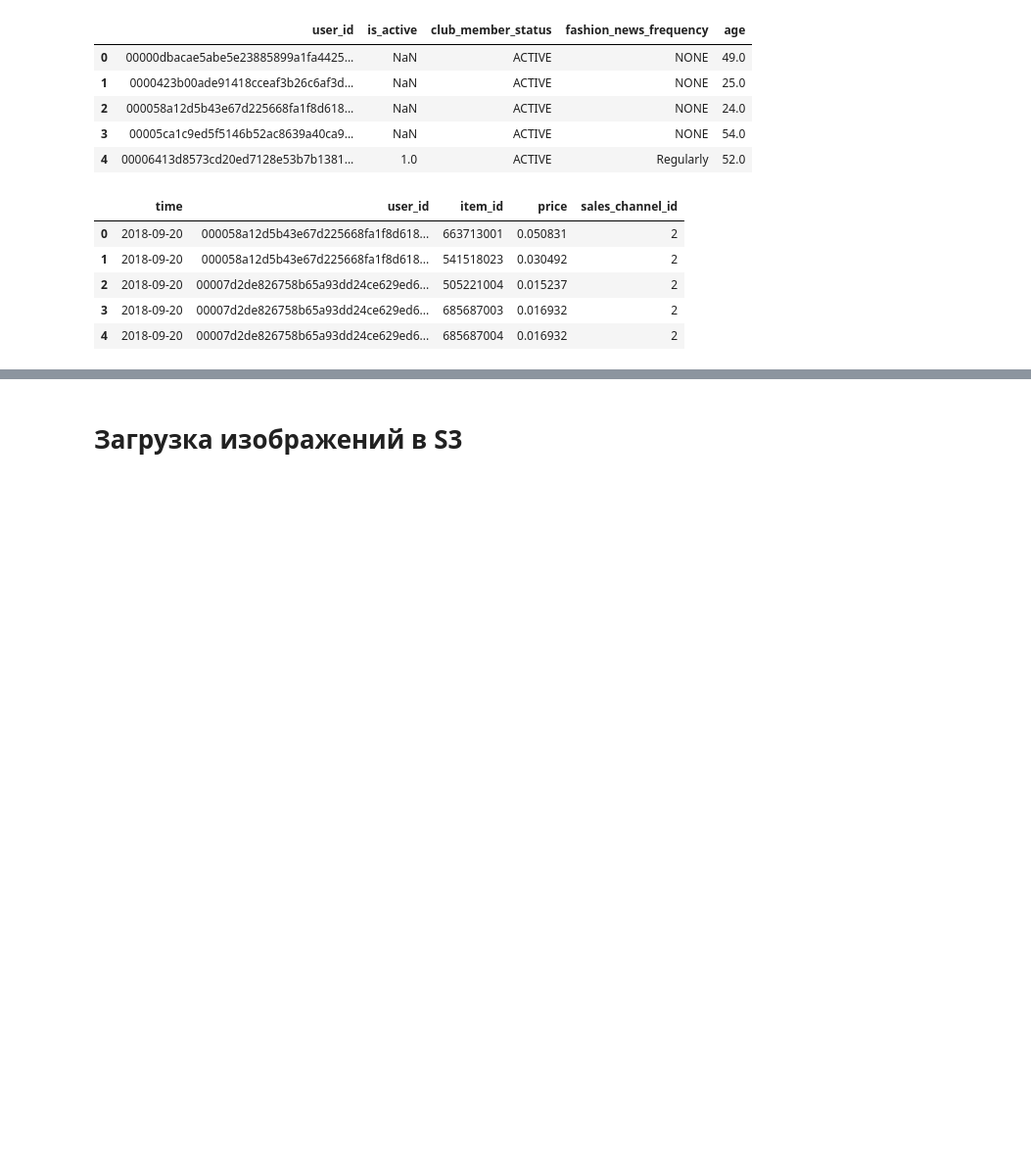
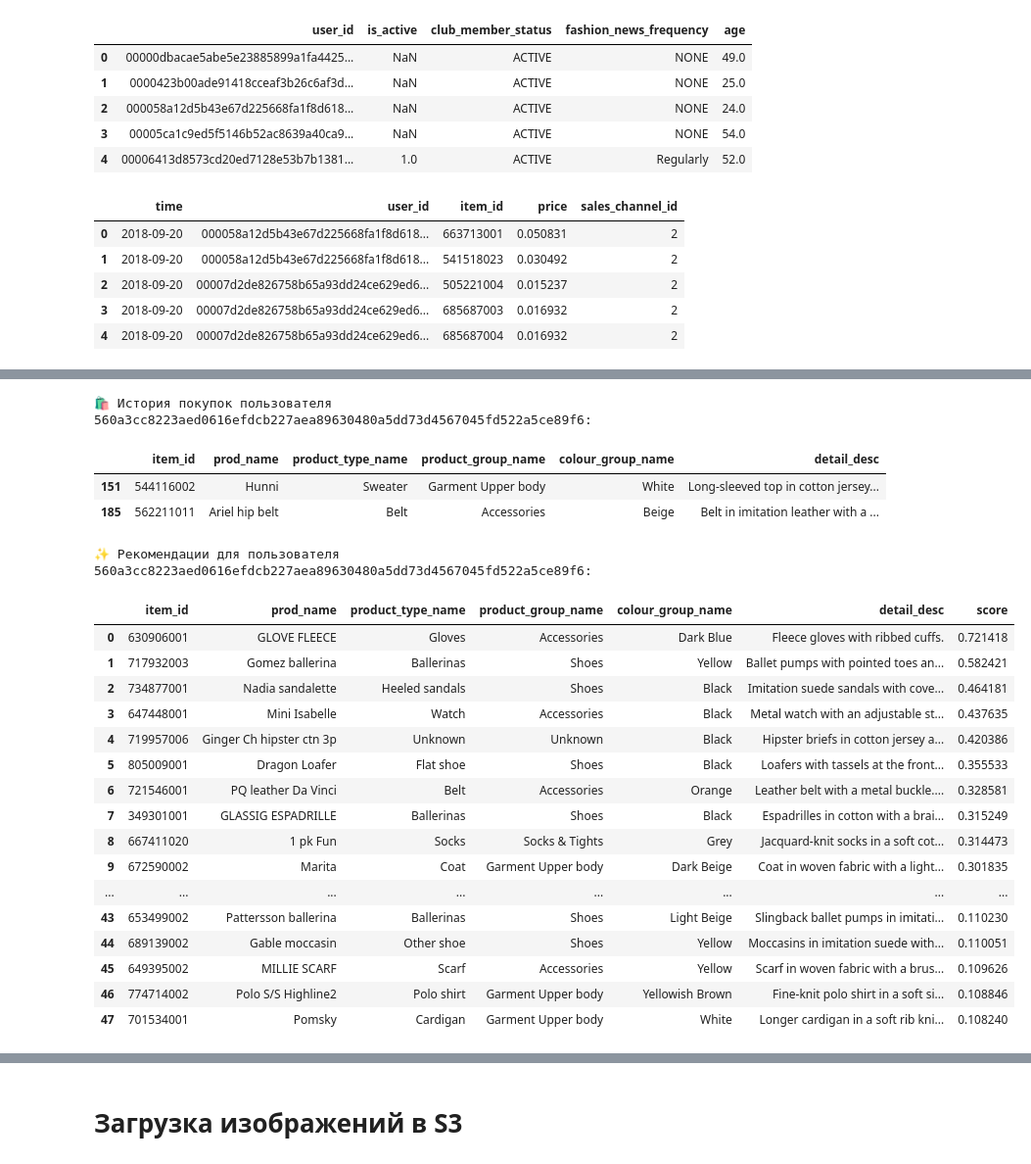
Before and after one commit to lyaminartemiy/graphnn-recommendation-system, a Jupyter notebook: notebooks/data_preprocessing.ipynb, the cells around one changed output, grey strips where cells are left out. Shown at 98% size. Cells and saved outputs as stored; diff of their text form; code cells hidden in the pictures; blank space fills up the shorter version.

```diff
--- a/notebooks/data_preprocessing.ipynb
+++ b/notebooks/data_preprocessing.ipynb
@@ -140,0 +1878,8 @@ filtered_articles = filtered_articles.reset_index(drop=True)
+# %%
+als, train_matrix, test_matrix = train_model(
+    filtered_transactions,
+    factors=128,
+    iterations=30,
+    alpha=10,
+)
+all_recommendations = evaluate_model(als, train_matrix, test_matrix, filtered_articles, USER_ID, ITEM_ID, N=50)
@@ -140,0 +1894,34 @@ filtered_articles = filtered_articles.reset_index(drop=True)
+# %%
+def show_user_history_and_recommendations(user_id, transactions, recommendations_df, articles_df):
+    # История покупок пользователя
+    user_history_ids = transactions[transactions[USER_ID] == user_id][ITEM_ID].unique()
+    history_df = articles_df[articles_df[ITEM_ID].isin(user_history_ids)]
+
+    print(f"\n🛍️ История покупок пользователя {user_id}:\n")
+    if not history_df.empty:
+        display(history_df[[ITEM_ID, 'prod_name', 'product_type_name', 'product_group_name', 'colour_group_name', 'detail_desc']])
+    else:
+        print("Нет покупок в истории.")
+
+    # Рекомендации для пользователя
+    user_recs_df = recommendations_df[recommendations_df[USER_ID] == user_id]
+
+    if user_recs_df.empty:
+        print("Нет рекомендаций.")
+        return
+
+    # Фильтруем товары, которые уже есть в истории покупок
+    user_recs_df = user_recs_df[~user_recs_df[ITEM_ID].isin(user_history_ids)]
+
+    if user_recs_df.empty:
+        print("Нет новых рекомендаций (всё уже куплено).")
+        return
+
+    # Присоединяем информацию о товарах из articles_df
+    recs_df = user_recs_df.merge(articles_df, on=ITEM_ID, how='left')
+
+    # Сортируем по скорам
+    recs_df = recs_df.sort_values(by='score', ascending=False)
+
+    print(f"\n✨ Рекомендации для пользователя {user_id}:\n")
+    display(recs_df[[ITEM_ID, 'prod_name', 'product_type_name', 'product_group_name', 'colour_group_name', 'detail_desc', 'score']])
@@ -140,0 +1944,26 @@ filtered_articles = filtered_articles.reset_index(drop=True)
+# %%
+user_id = filtered_transactions[USER_ID].iloc[1]
+show_user_history_and_recommendations(user_id, filtered_transactions, all_recommendations, filtered_articles)
+# %% [output]
+🛍️ История покупок пользователя 560a3cc8223aed0616efdcb227aea89630480a5dd73d4567045fd522a5ce89f6:
+|  | item_id | prod_name | product_type_name | product_group_name | colour_group_name | detail_desc |
+| 151 | 544116002 | Hunni | Sweater | Garment Upper body | White | Long-sleeved top in cotton jersey... |
+| 185 | 562211011 | Ariel hip belt | Belt | Accessories | Beige | Belt in imitation leather with a ... |
+✨ Рекомендации для пользователя 560a3cc8223aed0616efdcb227aea89630480a5dd73d4567045fd522a5ce89f6:
+|  | item_id | prod_name | product_type_name | product_group_name | colour_group_name | detail_desc | score |
+| 0 | 630906001 | GLOVE FLEECE | Gloves | Accessories | Dark Blue | Fleece gloves with ribbed cuffs. | 0.721418 |
+| 1 | 717932003 | Gomez ballerina | Ballerinas | Shoes | Yellow | Ballet pumps with pointed toes an... | 0.582421 |
+| 2 | 734877001 | Nadia sandalette | Heeled sandals | Shoes | Black | Imitation suede sandals with cove... | 0.464181 |
+| 3 | 647448001 | Mini Isabelle | Watch | Accessories | Black | Metal watch with an adjustable st... | 0.437635 |
+| 4 | 719957006 | Ginger Ch hipster ctn 3p | Unknown | Unknown | Black | Hipster briefs in cotton jersey a... | 0.420386 |
+| 5 | 805009001 | Dragon Loafer | Flat shoe | Shoes | Black | Loafers with tassels at the front... | 0.355533 |
+| 6 | 721546001 | PQ leather Da Vinci | Belt | Accessories | Orange | Leather belt with a metal buckle.... | 0.328581 |
+| 7 | 349301001 | GLASSIG ESPADRILLE | Ballerinas | Shoes | Black | Espadrilles in cotton with a brai... | 0.315249 |
+| 8 | 667411020 | 1 pk Fun | Socks | Socks & Tights | Grey | Jacquard-knit socks in a soft cot... | 0.314473 |
+| 9 | 672590002 | Marita | Coat | Garment Upper body | Dark Beige | Coat in woven fabric with a light... | 0.301835 |
+| ... | ... | ... | ... | ... | ... | ... | ... |
+| 43 | 653499002 | Pattersson ballerina | Ballerinas | Shoes | Light Beige | Slingback ballet pumps in imitati... | 0.110230 |
+| 44 | 689139002 | Gable moccasin | Other shoe | Shoes | Yellow | Moccasins in imitation suede with... | 0.110051 |
+| 45 | 649395002 | MILLIE SCARF | Scarf | Accessories | Yellow | Scarf in woven fabric with a brus... | 0.109626 |
+| 46 | 774714002 | Polo S/S Highline2 | Polo shirt | Garment Upper body | Yellowish Brown | Fine-knit polo shirt in a soft si... | 0.108846 |
+| 47 | 701534001 | Pomsky | Cardigan | Garment Upper body | White | Longer cardigan in a soft rib kni... | 0.108240 |
```
Also changed, not shown: parts of 52 cells of this notebook, 24 other files.
